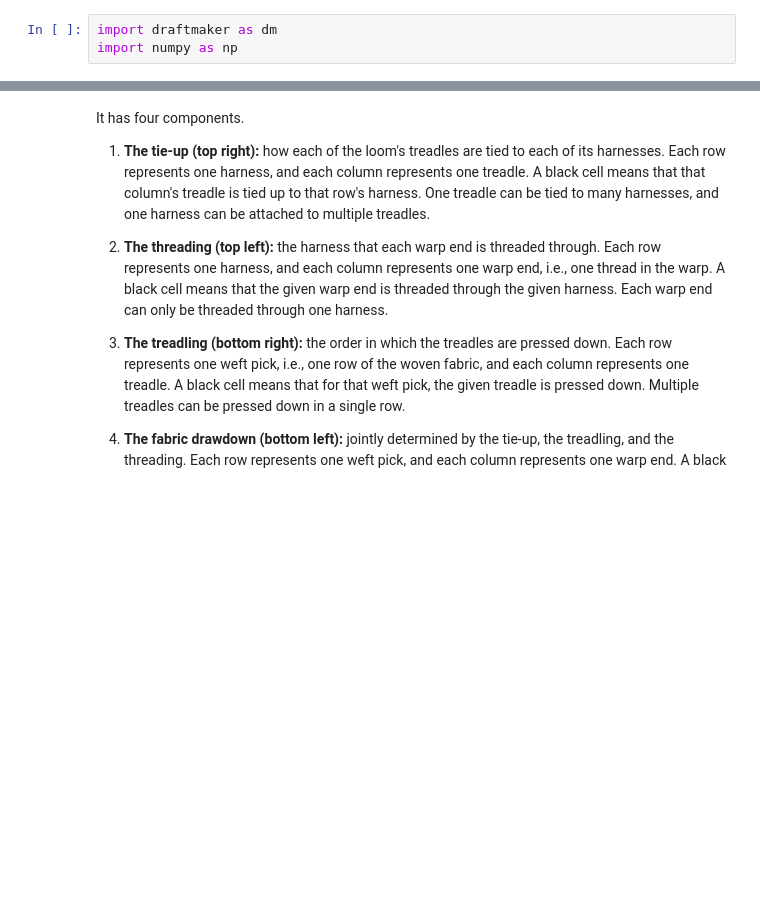
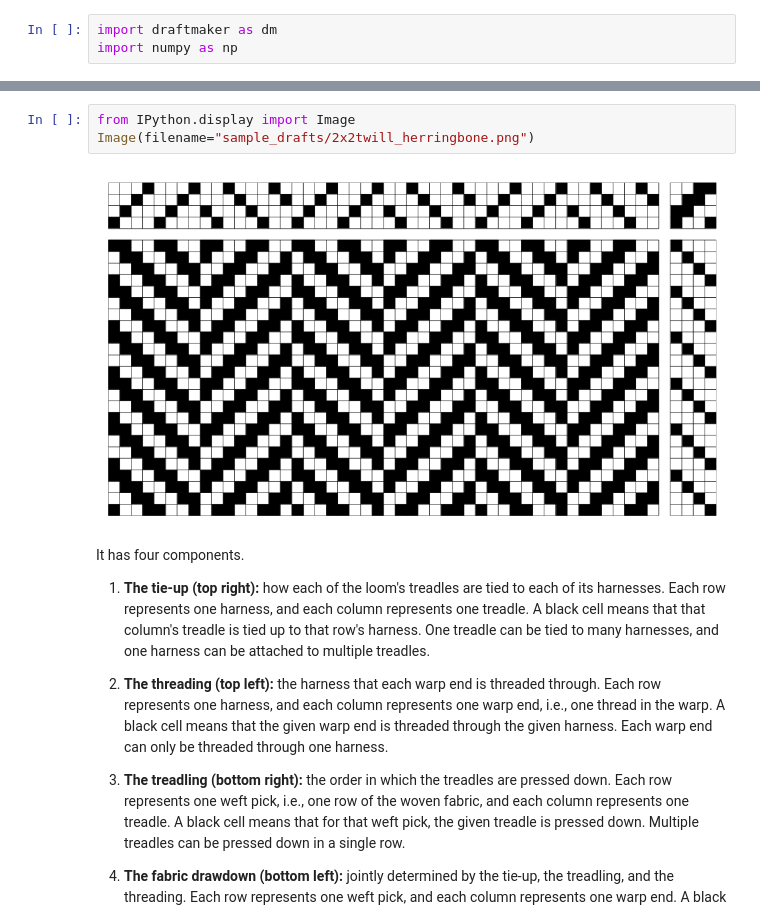
Before and after one commit to elizabethpankratz/weaving-draft-generator, a Jupyter notebook: walkthrough.ipynb, the cells around one changed output, grey strips where cells are left out. Cells and saved outputs as stored; diff of their text form; blank space fills up the shorter version.

Commit message:
Attempt 3, not embedding image in markdown block

```diff
--- a/walkthrough.ipynb
+++ b/walkthrough.ipynb
@@ -16,3 +14,8 @@ A typical weaving draft looks something like this:
+# %%
+from IPython.display import Image
+Image(filename="sample_drafts/2x2twill_herringbone.png")
+# %% [output]
+[figure, added]
 # %% [markdown]
 It has four components.
 
```
Also changed, not shown: parts of 11 cells of this notebook, 1 other file.
